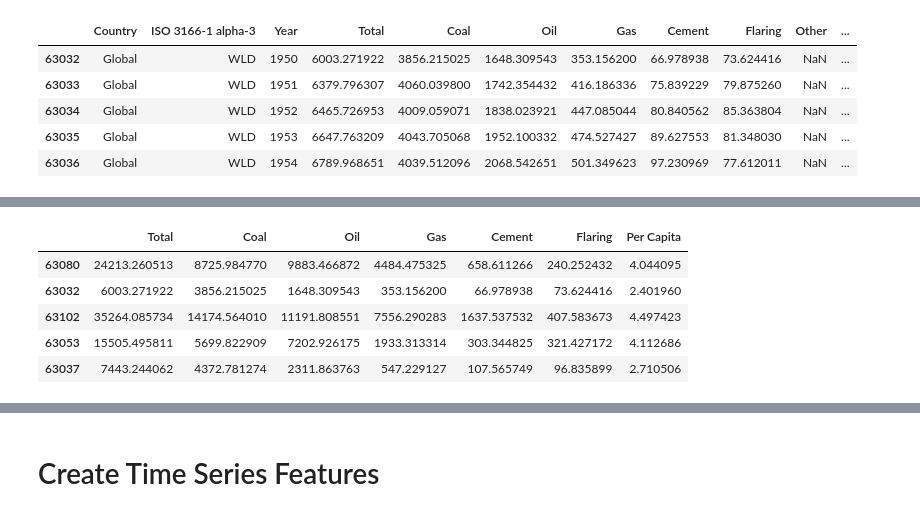
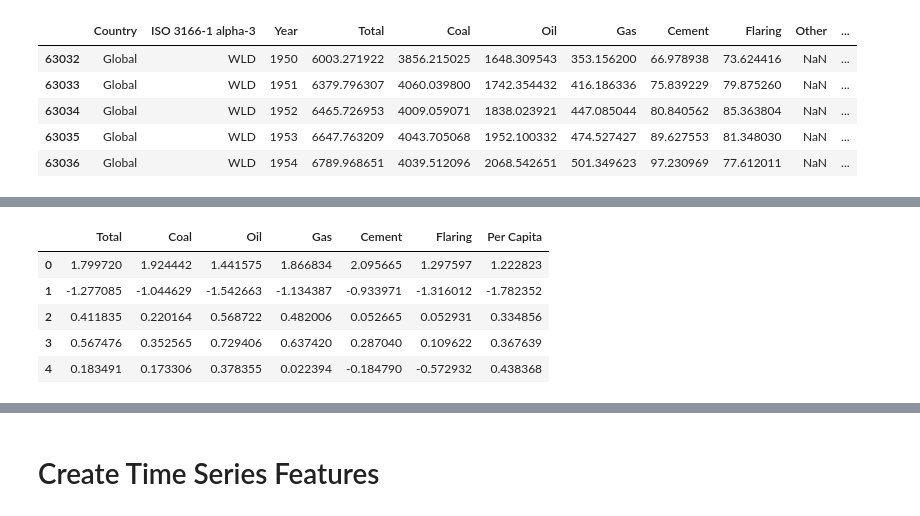
Before and after one commit to Salmatahlil/Capstone, a Jupyter notebook: ml_co2_topredict_temperatures.ipynb, the cells around one changed output, grey strips where cells are left out. Saved outputs shown, nothing was run; the diff lists cells and outputs as text; code cells hidden in the pictures.

```diff
--- a/ml_co2_topredict_temperatures.ipynb
+++ b/ml_co2_topredict_temperatures.ipynb
@@ -61,9 +50,0 @@ X_train.head()
-# %%
-X_test.head()
-# %% [output]
-|  | Total | Coal | Oil | Gas | Cement | Flaring | Per Capita |
-| 63080 | 24213.260513 | 8725.984770 | 9883.466872 | 4484.475325 | 658.611266 | 240.252432 | 4.044095 |
-| 63032 | 6003.271922 | 3856.215025 | 1648.309543 | 353.156200 | 66.978938 | 73.624416 | 2.401960 |
-| 63102 | 35264.085734 | 14174.564010 | 11191.808551 | 7556.290283 | 1637.537532 | 407.583673 | 4.497423 |
-| 63053 | 15505.495811 | 5699.822909 | 7202.926175 | 1933.313314 | 303.344825 | 321.427172 | 4.112686 |
-| 63037 | 7443.244062 | 4372.781274 | 2311.863763 | 547.229127 | 107.565749 | 96.835899 | 2.710506 |
@@ -69,0 +55,10 @@ X_test.head()
+# %%
+X_train = pd.DataFrame(X_train, columns=X.columns)
+X_train.head()
+# %% [output]
+|  | Total | Coal | Oil | Gas | Cement | Flaring | Per Capita |
+| 0 | 1.799720 | 1.924442 | 1.441575 | 1.866834 | 2.095665 | 1.297597 | 1.222823 |
+| 1 | -1.277085 | -1.044629 | -1.542663 | -1.134387 | -0.933971 | -1.316012 | -1.782352 |
+| 2 | 0.411835 | 0.220164 | 0.568722 | 0.482006 | 0.052665 | 0.052931 | 0.334856 |
+| 3 | 0.567476 | 0.352565 | 0.729406 | 0.637420 | 0.287040 | 0.109622 | 0.367639 |
+| 4 | 0.183491 | 0.173306 | 0.378355 | 0.022394 | -0.184790 | -0.572932 | 0.438368 |
```
Also changed, not shown: parts of 16 cells of this notebook.
